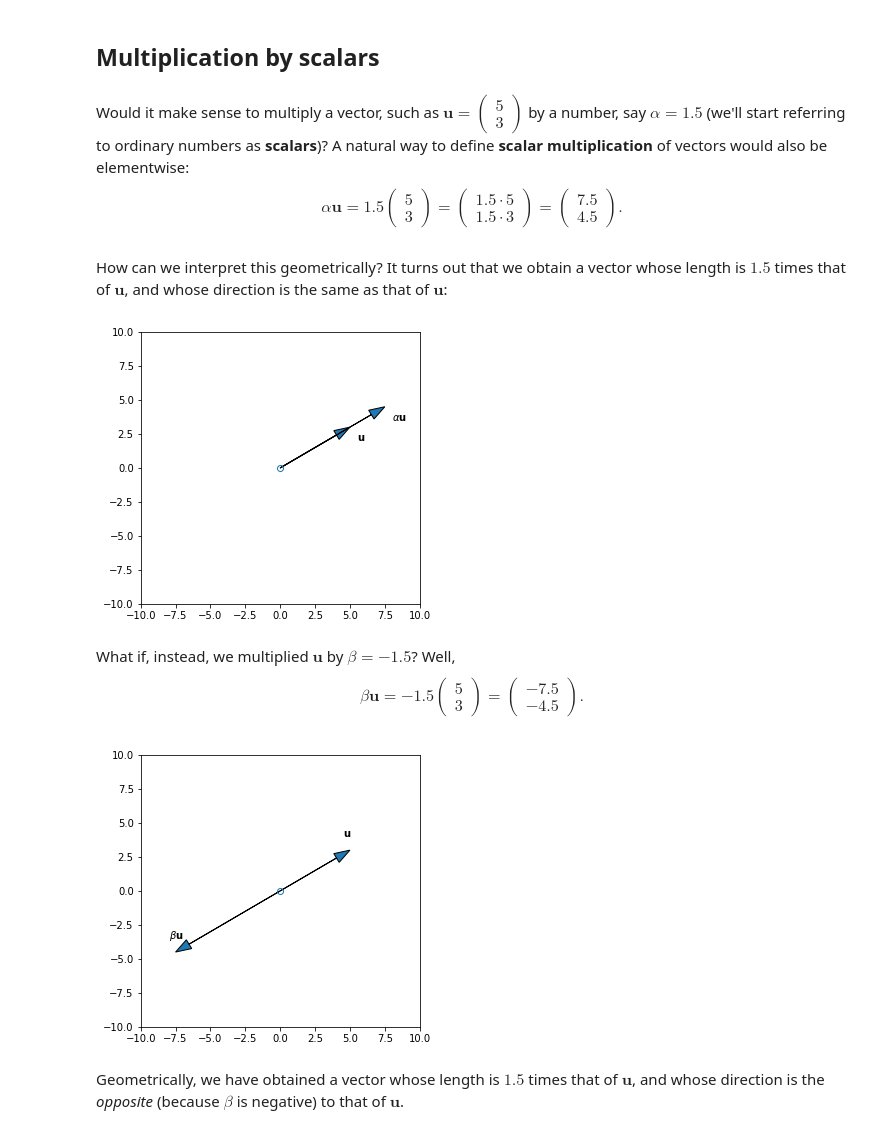
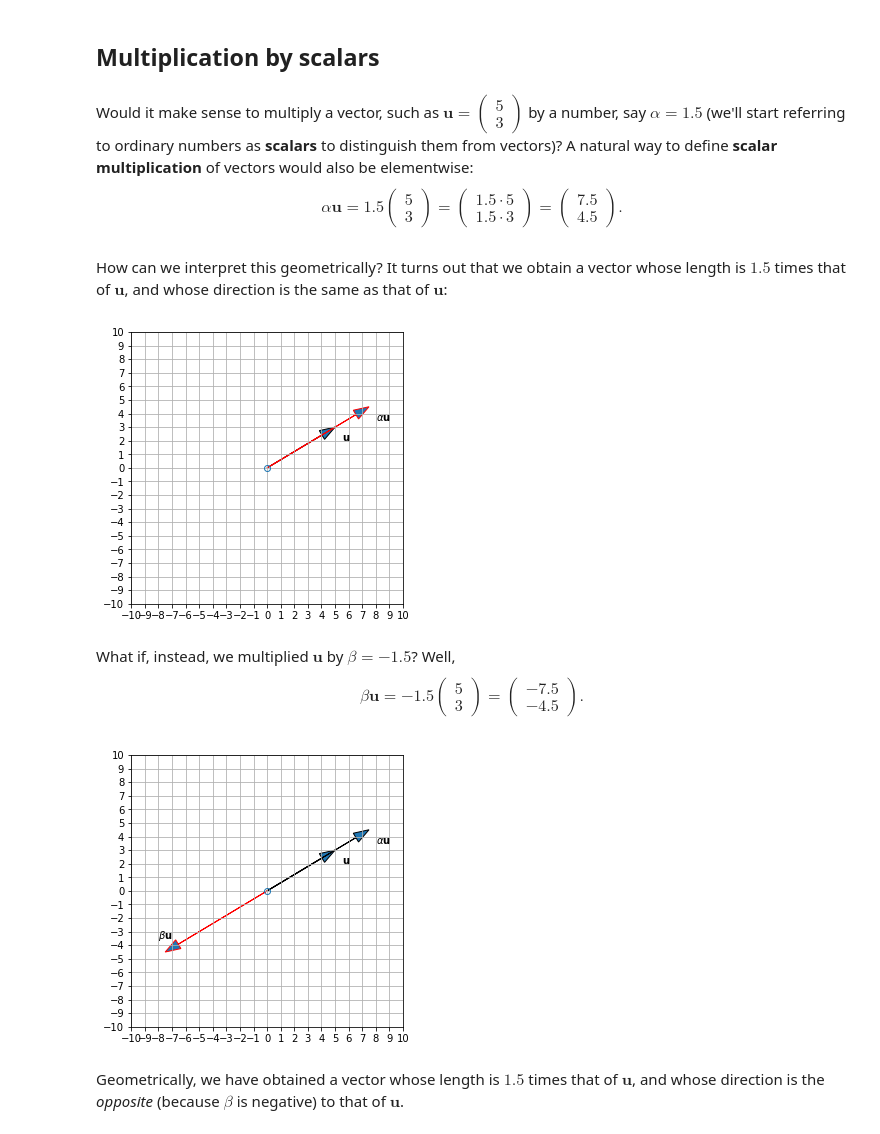
Before and after one commit to thalesians/tsa, a Jupyter notebook: src/jupyter/python/foundations/linear-algebra-1.ipynb, the cells around one changed output. Cells and saved outputs as stored; diff of their text form; code cells hidden in the pictures.

```diff
--- a/src/jupyter/python/foundations/linear-algebra-1.ipynb
+++ b/src/jupyter/python/foundations/linear-algebra-1.ipynb
@@ -249,37 +307,47 @@ It is indeed unsurprising that vector addition is commutative, since the additio
 # %% [markdown]
 ## Multiplication by scalars
 # %% [markdown]
-Would it make sense to multiply a vector, such as $\mathbf{u} = \begin{pmatrix} 5 \\ 3 \end{pmatrix}$ by a number, say $\alpha = 1.5$ (we'll start referring to ordinary numbers as **scalars**)? A natural way to define **scalar multiplication** of vectors would also be elementwise:
+Would it make sense to multiply a vector, such as $\mathbf{u} = \begin{pmatrix} 5 \\ 3 \end{pmatrix}$ by a number, say $\alpha = 1.5$ (we'll start referring to ordinary numbers as **scalars** to distinguish them from vectors)? A natural way to define **scalar multiplication** of vectors would also be elementwise:
 $$\alpha \mathbf{u} = 1.5 \begin{pmatrix} 5 \\ 3 \end{pmatrix} = \begin{pmatrix} 1.5 \cdot 5 \\ 1.5 \cdot 3 \end{pmatrix} = \begin{pmatrix} 7.5 \\ 4.5 \end{pmatrix}.$$
 # %% [markdown]
 How can we interpret this geometrically? It turns out that we obtain a vector whose length is $1.5$ times that of $\mathbf{u}$, and whose direction is the same as that of $\mathbf{u}$:
 # %%
 alpha = 1.5
 plt.figure(figsize=(5, 5))
 plt.plot(0, 0, 'o', markerfacecolor='none')
 plt.arrow(0, 0, u[0], u[1], head_width=.75, length_includes_head=True)
 plt.annotate(r'$\mathbf{u}$', u + (.5, -1.))
-plt.arrow(0, 0, alpha * u[0], alpha * u[1], head_width=.75, length_includes_head=True)
+plt.arrow(0, 0, alpha * u[0], alpha * u[1], head_width=.75, length_includes_head=True, edgecolor='red')
 plt.annotate(r'$\alpha \mathbf{u}$', alpha * u + (.5, -1.))
 plt.xlim(-10, 10)
-plt.ylim(-10, 10);
+plt.ylim(-10, 10)
+plt.xticks(np.linspace(-10., 10., 21))
+plt.yticks(np.linspace(-10., 10., 21))
+plt.gca().set_aspect('equal', adjustable='box')
+plt.grid();
 # %% [output]
-[figure, old version]
+[figure, new version]
 # %% [markdown]
 What if, instead, we multiplied $\mathbf{u}$ by $\beta = -1.5$? Well,
 $$\beta \mathbf{u} = -1.5 \begin{pmatrix} 5 \\ 3 \end{pmatrix} = \begin{pmatrix} -7.5 \\ -4.5 \end{pmatrix}.$$
 # %%
-beta = -1.5
+alpha, beta = 1.5, -1.5
 plt.figure(figsize=(5, 5))
 plt.plot(0, 0, 'o', markerfacecolor='none')
 plt.arrow(0, 0, u[0], u[1], head_width=.75, length_includes_head=True)
-plt.annotate(r'$\mathbf{u}$', u + (-.5, 1.))
-plt.arrow(0, 0, beta * u[0], beta * u[1], head_width=.75, length_includes_head=True)
+plt.annotate(r'$\mathbf{u}$', u + (.5, -1.))
+plt.arrow(0, 0, alpha * u[0], alpha * u[1], head_width=.75, length_includes_head=True)
+plt.annotate(r'$\alpha \mathbf{u}$', alpha * u + (.5, -1.))
+plt.arrow(0, 0, beta * u[0], beta * u[1], head_width=.75, length_includes_head=True, edgecolor='red')
 plt.annotate(r'$\beta \mathbf{u}$', beta * u + (-.5, 1.))
 plt.xlim(-10, 10)
-plt.ylim(-10, 10);
+plt.ylim(-10, 10)
+plt.xticks(np.linspace(-10., 10., 21))
+plt.yticks(np.linspace(-10., 10., 21))
+plt.gca().set_aspect('equal', adjustable='box')
+plt.grid();
 # %% [output]
-[figure, old version]
+[figure, new version]
 # %% [markdown]
 Geometrically, we have obtained a vector whose length is $1.5$ times that of $\mathbf{u}$, and whose direction is the *opposite* (because $\beta$ is negative) to that of $\mathbf{u}$.
 # %% [markdown]
```
Also changed, not shown: parts of 133 cells of this notebook.
